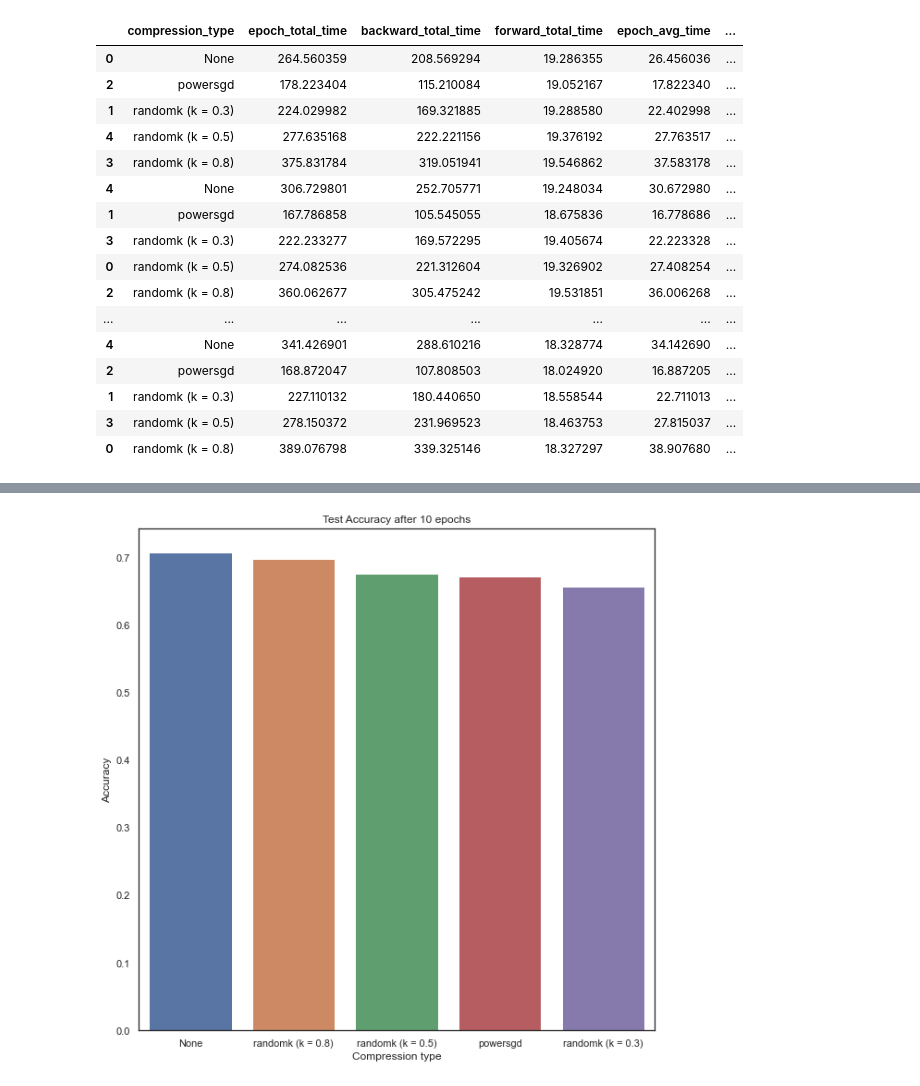
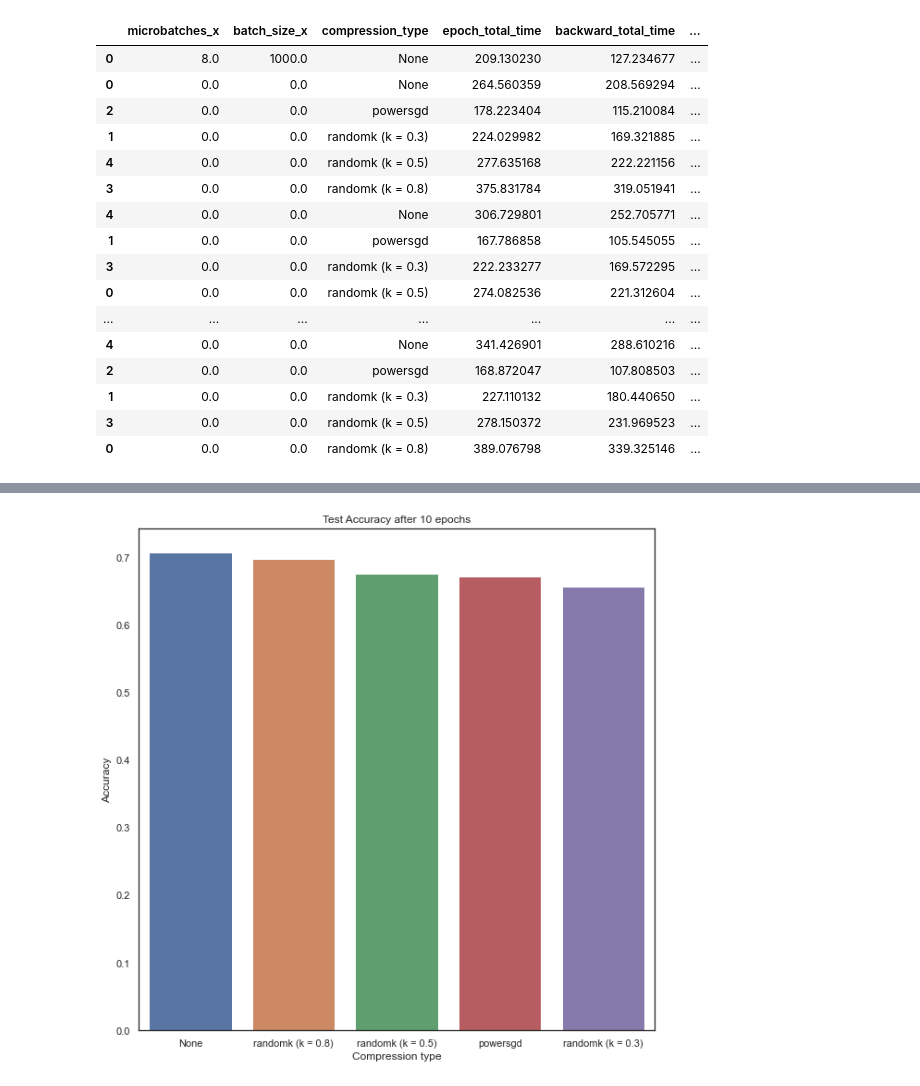
Before and after one commit to emilggilkes/pipe-squeeze, a Jupyter notebook: reports/raw_time_data/timer/final-experiments/plots.ipynb, the cells around one changed output, grey strips where cells are left out. Cells and saved outputs as stored; diff of their text form; code cells hidden in the pictures.

```diff
--- a/reports/raw_time_data/timer/final-experiments/plots.ipynb
+++ b/reports/raw_time_data/timer/final-experiments/plots.ipynb
@@ -14,0 +17,4 @@ eight_pipe_fps = os.listdir('eight-pipes')
+# %%
+with open('final-microbenchmarks/rank0_1_None_None_2022-12-10 19:21:17.436822.json') as f:
+    t = json.load(f)
+t['train_params']
@@ -15,7 +31,7 @@ eight_pipe_fps = os.listdir('eight-pipes')
 # %%
 def calc_total_times(fps, source_dir):
     epoch_total_times, allreduce_total_times, randomk_total_times, backward_total_times, forward_total_times = [], [], [], [], []
-    compression_types, compression_metrics = [], []
+    compression_types, compression_metrics, batch_sizes, n_microbatches = [], [], [], []
     for i, fp in enumerate(fps):
         compression_types.append(fp.split('_')[2])
         compression_metrics.append(fp.split('_')[3])
@@ -29,20 +45,22 @@ def calc_total_times(fps, source_dir):
             allreduce_total_times.append(data['randomk.all_reduce']['total_time'])
         elif compression_types[i] == 'powersgd':
             allreduce_total_times.append(data['powersgd.uncompressed.all_reduce']['total_time'] + data['powersgd.Ps.all_reduce']['total_time'] + data['powersgd.Qs.all_reduce']['total_time'])
-        elif source_dir == './':
+        elif (source_dir == './') or (source_dir == 'final-microbenchmarks'):
             pass
         else:
             allreduce_total_times.append(data['pytorch.all_reduce']['total_time'])
 
         backward_total_times.append(sum([data[f"backward_epoch{i}_rank0"]['total_time'] for i in range(data['train_params']['epochs'])]))
         forward_total_times.append(sum([data[f"forward_epoch{i}_rank0"]['total_time'] for i in range(data['train_params']['epochs'])]))
-    if source_dir == './':
-        return pd.DataFrame({'compression_type': compression_types, 'epoch_total_time': epoch_total_times, 'backward_total_time': backward_total_times, 'forward_total_time': forward_total_times})
+        batch_sizes.append(data['train_params']['batch_size'])
+        n_microbatches.append(int(fp.split('_')[1]))
+    if (source_dir == './') or (source_dir == 'final-microbenchmarks'):
+        return pd.DataFrame({'microbatches': n_microbatches, 'batch_size': batch_sizes, 'compression_type': compression_types, 'epoch_total_time': epoch_total_times, 'backward_total_time': backward_total_times, 'forward_total_time': forward_total_times})
     return pd.DataFrame({'compression_type': compression_types, 'epoch_total_time': epoch_total_times, 'allreduce_total_time': allreduce_total_times, 'backward_total_time': backward_total_times, 'forward_total_time': forward_total_times})
 # %%
 def calc_avg_times(fps, source_dir):
     epoch_avg_times, allreduce_avg_times, randomk_avg_times, backward_avg_times, forward_avg_times = [], [], [], [], []
-    compression_types, compression_metrics = [], []
+    compression_types, compression_metrics, batch_sizes, n_microbatches = [], [], [], []
     for i, fp in enumerate(fps):
         compression_types.append(fp.split('_')[2])
         compression_metrics.append(fp.split('_')[3])
@@ -56,14 +74,15 @@ def calc_avg_times(fps, source_dir):
             allreduce_avg_times.append(data['randomk.all_reduce']['average_duration'])
         elif compression_types[i] == 'powersgd':
             allreduce_avg_times.append(data['powersgd.uncompressed.all_reduce']['average_duration'] + data['powersgd.Ps.all_reduce']['average_duration'] + data['powersgd.Qs.all_reduce']['average_duration'])
-        elif source_dir == './':
+        elif (source_dir == './') or (source_dir == 'final-microbenchmarks'):
             pass
         else:
             allreduce_avg_times.append(data['pytorch.all_reduce']['average_duration'])
 
         backward_avg_times.append(np.mean([data[f"backward_epoch{i}_rank0"]['average_duration'] for i in range(data['train_params']['epochs'])]))
         forward_avg_times.append(np.mean([data[f"forward_epoch{i}_rank0"]['average_duration'] for i in range(data['train_params']['epochs'])]))
-
-    if source_dir == './':
-        return pd.DataFrame({'compression_type': compression_types, 'epoch_avg_time': epoch_avg_times, 'backward_avg_time': backward_avg_times, 'forward_avg_time': forward_avg_times} )
+        batch_sizes.append(data['train_params']['batch_size'])
+        n_microbatches.append(int(fp.split('_')[1]))
+    if (source_dir == './') or (source_dir == 'final-microbenchmarks'):
+        return pd.DataFrame({'microbatches': n_microbatches, 'batch_size': batch_sizes, 'compression_type': compression_types, 'epoch_avg_time': epoch_avg_times, 'backward_avg_time': backward_avg_times, 'forward_avg_time': forward_avg_times} )
     return pd.DataFrame({'compression_type': compression_types, 'epoch_avg_time': epoch_avg_times, 'allreduce_avg_time': allreduce_avg_times, 'backward_avg_time': backward_avg_times, 'forward_avg_time': forward_avg_times} )
@@ -85,33 +126,33 @@ eight_pipes_results['n_pipelines'] = 8
 # %%
 result_df = pd.concat([one_pipe_results, two_pipes_results, three_pipes_results, four_pipes_results, eight_pipes_results]).fillna(0)
 #result_df['epoch_throughput'] = 50_000 / result_df['epoch_avg_time']
 result_df['epoch_throughput'] = 50_000*10 / (result_df['allreduce_total_time'] + result_df['forward_total_time'] + result_df['backward_total_time'])
 result_df['allreduce_prop_total_time'] = result_df['allreduce_total_time'] / (result_df['allreduce_total_time'] + result_df['forward_total_time'] + result_df['backward_total_time'])
 result_df['backward_prop_total_time'] = result_df['backward_total_time'] /  (result_df['allreduce_total_time'] + result_df['forward_total_time'] + result_df['backward_total_time'])
 result_df['forward_prop_total_time'] = result_df['forward_total_time'] /  (result_df['allreduce_total_time'] + result_df['forward_total_time'] + result_df['backward_total_time'])
 
 t_1 = np.sum(result_df.loc[result_df.n_pipelines==1,'epoch_throughput'].values)
-result_df = result_df[result_df.n_pipelines!=1].copy()
+#result_df = result_df[result_df.n_pipelines!=1].copy()
 
 result_df.sort_values(['n_pipelines', 'compression_type'])
 # %% [output]
-|  | compression_type | epoch_total_time | backward_total_time | forward_total_time | epoch_avg_time | ... |
-| 0 | None | 264.560359 | 208.569294 | 19.286355 | 26.456036 | ... |
-| 2 | powersgd | 178.223404 | 115.210084 | 19.052167 | 17.822340 | ... |
-| 1 | randomk (k = 0.3) | 224.029982 | 169.321885 | 19.288580 | 22.402998 | ... |
-| 4 | randomk (k = 0.5) | 277.635168 | 222.221156 | 19.376192 | 27.763517 | ... |
-| 3 | randomk (k = 0.8) | 375.831784 | 319.051941 | 19.546862 | 37.583178 | ... |
-| 4 | None | 306.729801 | 252.705771 | 19.248034 | 30.672980 | ... |
-| 1 | powersgd | 167.786858 | 105.545055 | 18.675836 | 16.778686 | ... |
-| 3 | randomk (k = 0.3) | 222.233277 | 169.572295 | 19.405674 | 22.223328 | ... |
-| 0 | randomk (k = 0.5) | 274.082536 | 221.312604 | 19.326902 | 27.408254 | ... |
-| 2 | randomk (k = 0.8) | 360.062677 | 305.475242 | 19.531851 | 36.006268 | ... |
+|  | microbatches_x | batch_size_x | compression_type | epoch_total_time | backward_total_time | ... |
+| 0 | 8.0 | 1000.0 | None | 209.130230 | 127.234677 | ... |
+| 0 | 0.0 | 0.0 | None | 264.560359 | 208.569294 | ... |
+| 2 | 0.0 | 0.0 | powersgd | 178.223404 | 115.210084 | ... |
+| 1 | 0.0 | 0.0 | randomk (k = 0.3) | 224.029982 | 169.321885 | ... |
+| 4 | 0.0 | 0.0 | randomk (k = 0.5) | 277.635168 | 222.221156 | ... |
+| 3 | 0.0 | 0.0 | randomk (k = 0.8) | 375.831784 | 319.051941 | ... |
+| 4 | 0.0 | 0.0 | None | 306.729801 | 252.705771 | ... |
+| 1 | 0.0 | 0.0 | powersgd | 167.786858 | 105.545055 | ... |
+| 3 | 0.0 | 0.0 | randomk (k = 0.3) | 222.233277 | 169.572295 | ... |
+| 0 | 0.0 | 0.0 | randomk (k = 0.5) | 274.082536 | 221.312604 | ... |
 | ... | ... | ... | ... | ... | ... | ... |
-| 4 | None | 341.426901 | 288.610216 | 18.328774 | 34.142690 | ... |
-| 2 | powersgd | 168.872047 | 107.808503 | 18.024920 | 16.887205 | ... |
-| 1 | randomk (k = 0.3) | 227.110132 | 180.440650 | 18.558544 | 22.711013 | ... |
-| 3 | randomk (k = 0.5) | 278.150372 | 231.969523 | 18.463753 | 27.815037 | ... |
-| 0 | randomk (k = 0.8) | 389.076798 | 339.325146 | 18.327297 | 38.907680 | ... |
+| 4 | 0.0 | 0.0 | None | 341.426901 | 288.610216 | ... |
+| 2 | 0.0 | 0.0 | powersgd | 168.872047 | 107.808503 | ... |
+| 1 | 0.0 | 0.0 | randomk (k = 0.3) | 227.110132 | 180.440650 | ... |
+| 3 | 0.0 | 0.0 | randomk (k = 0.5) | 278.150372 | 231.969523 | ... |
+| 0 | 0.0 | 0.0 | randomk (k = 0.8) | 389.076798 | 339.325146 | ... |
 # %%
 comp_types = ['None', 'randomk (k = 0.3)', 'randomk (k = 0.5)', 'randomk (k = 0.8)', 'powersgd']
 types, scaling_factors, n_pipelines = [], [], []
```
Also changed, not shown: parts of 11 cells of this notebook.
